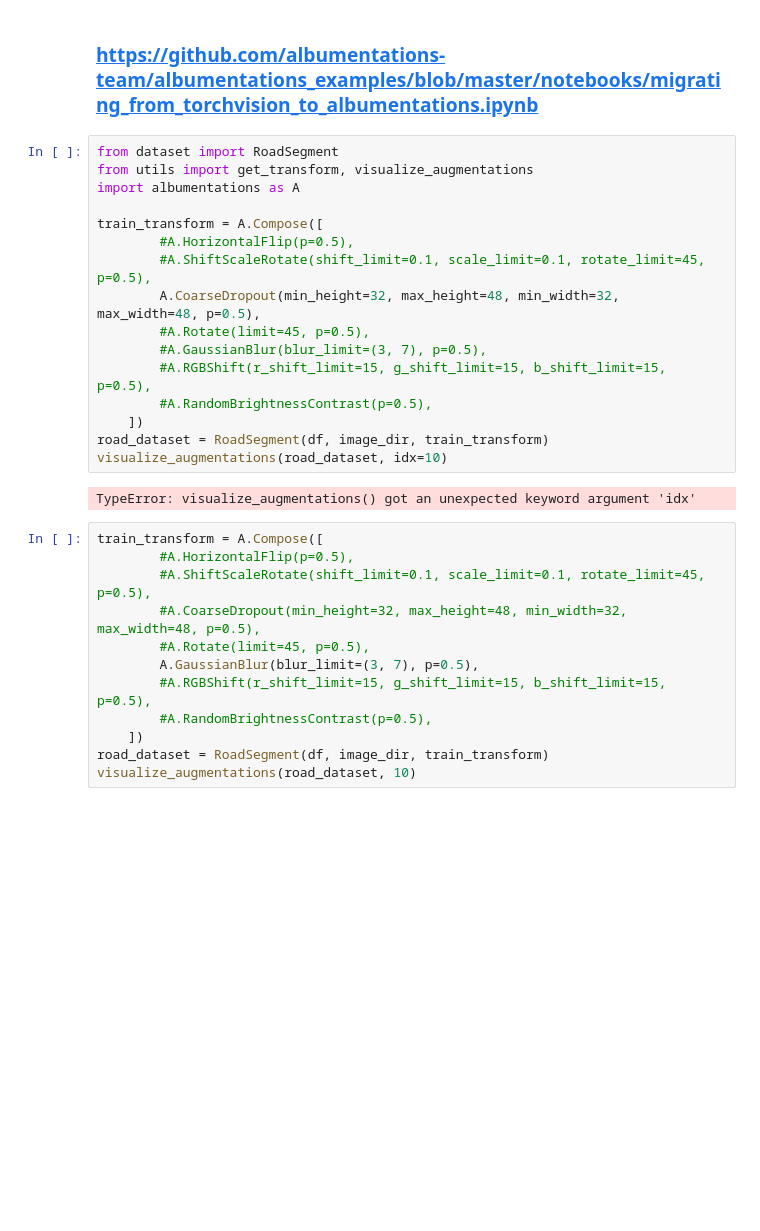
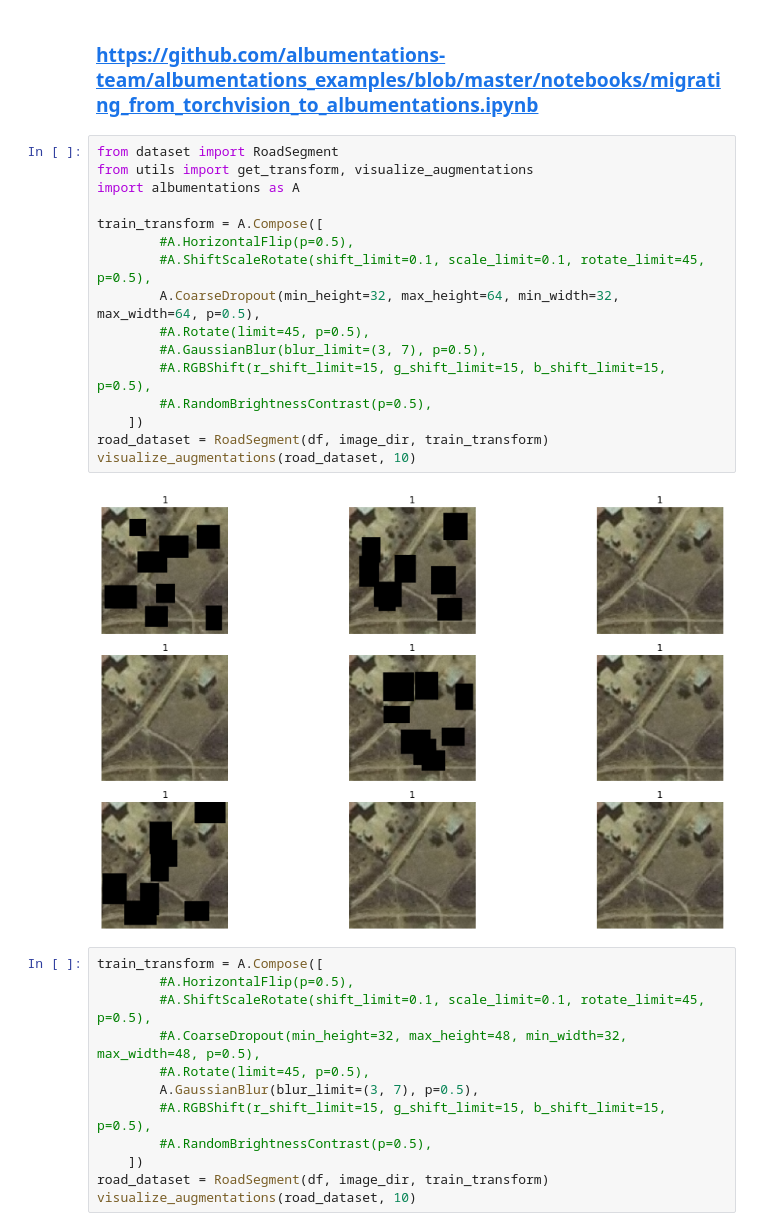
Before and after one commit to adeshkin/road_segment, a Jupyter notebook: EDA.ipynb, the cells around one changed output. Cells and saved outputs as stored; diff of their text form; blank space fills up the shorter version.

```diff
--- a/EDA.ipynb
+++ b/EDA.ipynb
@@ -68,21 +68,21 @@ show_random(df, image_dir)
 # %%
 from dataset import RoadSegment
 from utils import get_transform, visualize_augmentations
 import albumentations as A
 
 train_transform = A.Compose([
         #A.HorizontalFlip(p=0.5),
         #A.ShiftScaleRotate(shift_limit=0.1, scale_limit=0.1, rotate_limit=45, p=0.5),
-        A.CoarseDropout(min_height=32, max_height=48, min_width=32, max_width=48, p=0.5),
+        A.CoarseDropout(min_height=32, max_height=64, min_width=32, max_width=64, p=0.5),
         #A.Rotate(limit=45, p=0.5),
         #A.GaussianBlur(blur_limit=(3, 7), p=0.5),
         #A.RGBShift(r_shift_limit=15, g_shift_limit=15, b_shift_limit=15, p=0.5),
         #A.RandomBrightnessContrast(p=0.5),
     ])
 road_dataset = RoadSegment(df, image_dir, train_transform)
-visualize_augmentations(road_dataset, idx=10)
+visualize_augmentations(road_dataset, 10)
 # %% [output]
-TypeError: visualize_augmentations() got an unexpected keyword argument 'idx'
+[figure, added]
 # %%
 train_transform = A.Compose([
         #A.HorizontalFlip(p=0.5),
```
Also changed, not shown: 2 other files.
